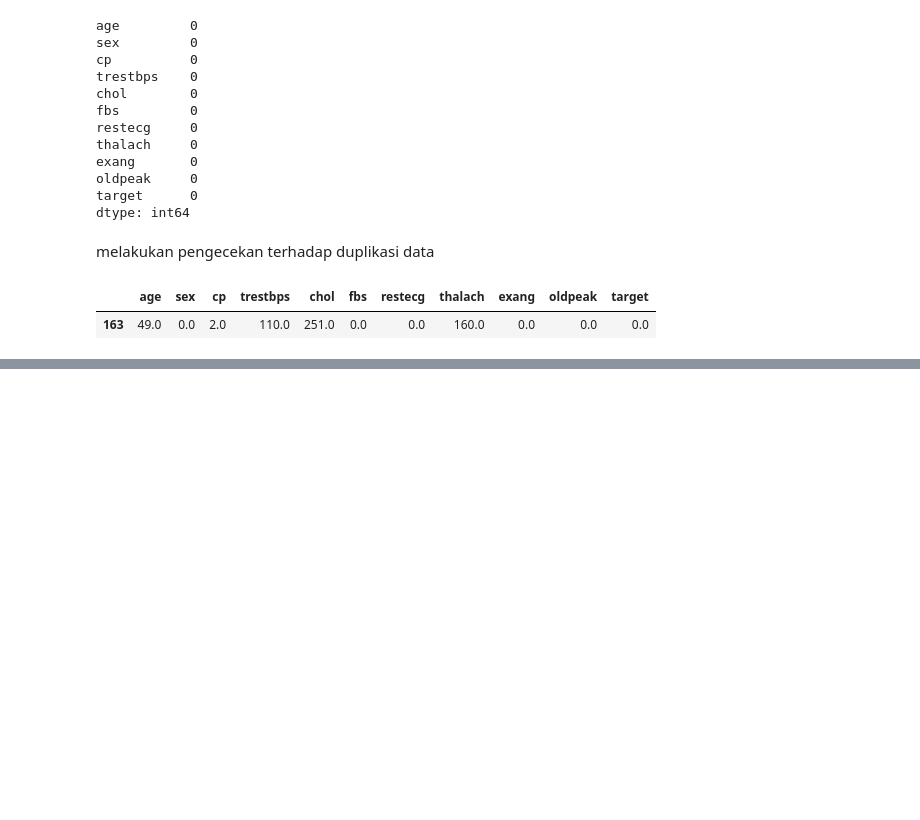
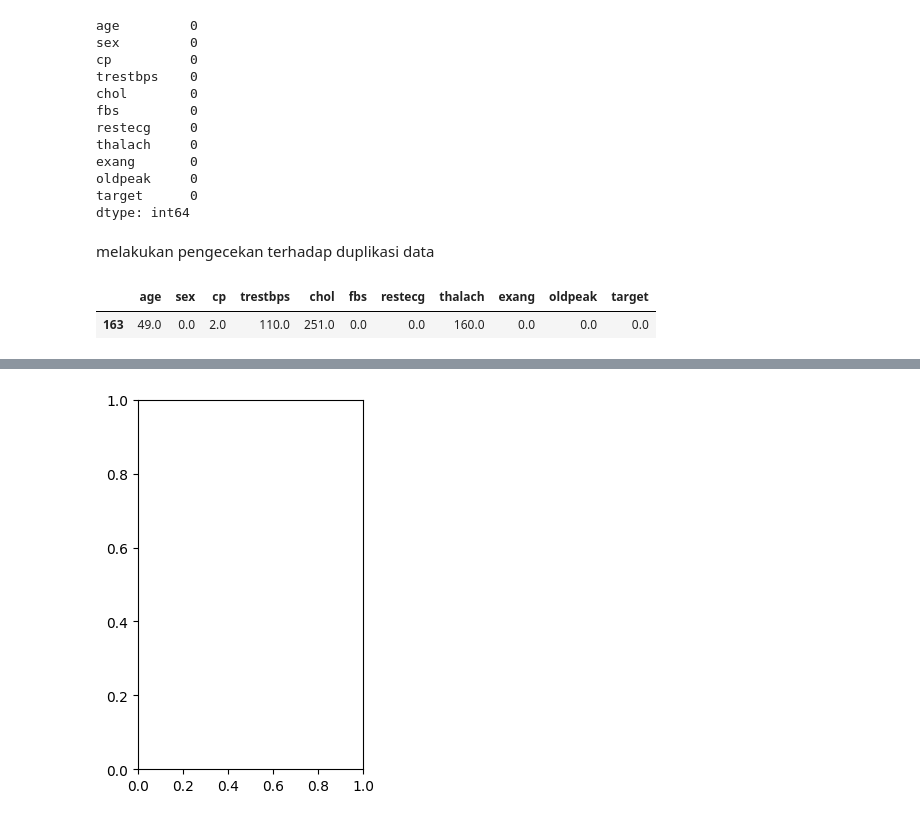
Before and after one commit to AvissaAmadea/BK_ADS_12572, a Jupyter notebook: BK_Hungarian_Project.ipynb, the cells around one changed output, grey strips where cells are left out. Drawn from its saved outputs; the diff is of its cells as text; code cells hidden in the pictures; blank space fills up the shorter version.

```diff
--- a/BK_Hungarian_Project.ipynb
+++ b/BK_Hungarian_Project.ipynb
@@ -405,0 +530,4 @@ dfClean[duplicated_rows]
+# %%
+# oversampling
+smote = SMOTE(random_state=42)
+X_smote_resampled, y_smote_resampled = smote.fit_resample(X, y)
@@ -405,0 +548,5 @@ dfClean[duplicated_rows]
+# %%
+plt.subplot(1, 2, 2)
+new_df2 = pd.DataFrame(data=y_smote_resampled)
+# %% [output]
+[figure, added]
```
Also changed, not shown: parts of 60 cells of this notebook.
